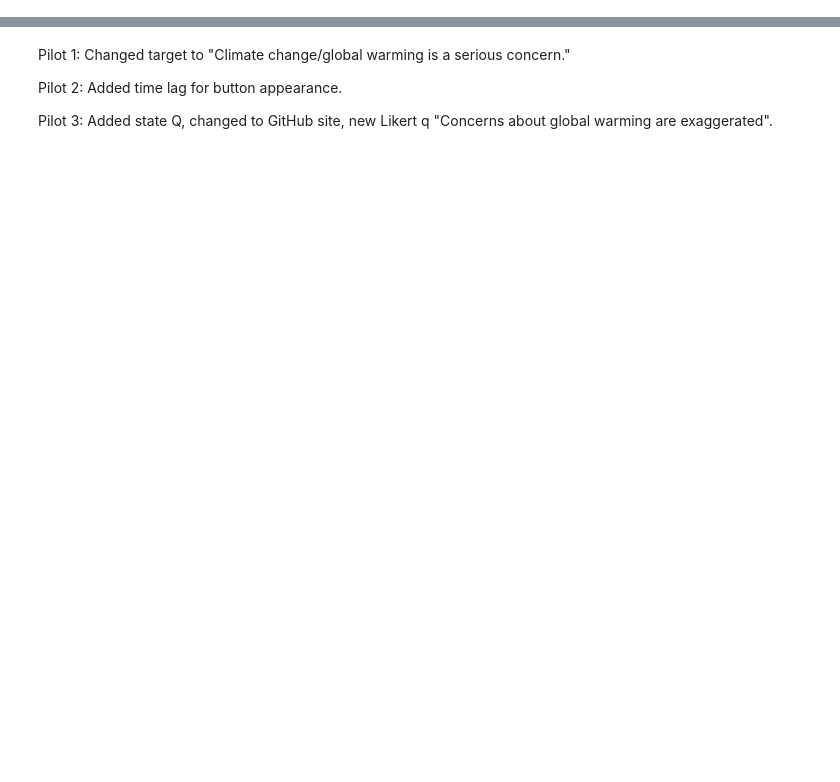
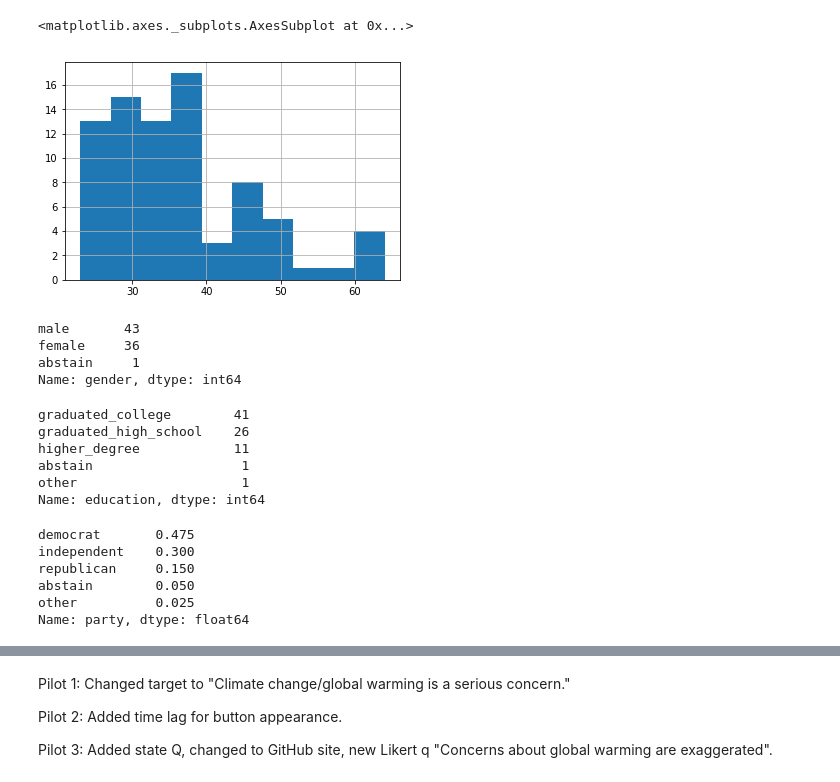
Before and after one commit to yiweiluo/GWStance, a Jupyter notebook: cc_stance/MTurk_results/Inter-annotator agreements.ipynb, the cells around one changed output, grey strips where cells are left out. Drawn from its saved outputs; the diff is of its cells as text; code cells hidden in the pictures; blank space fills up the shorter version.

Commit message:
edit MTurk results

```diff
--- a/cc_stance/MTurk_results/Inter-annotator agreements.ipynb
+++ b/cc_stance/MTurk_results/Inter-annotator agreements.ipynb
@@ -4,4 +12,9 @@ import numpy as np
 # %%
-MTURK_RES_DIR = "/Users/yiweiluo/mturk_tools/Submiterator/projectfiles/"
-PILOTS = [0,1,2,3]
-PILOT_DIRS = {pilot_no: "cc_stance_LIVE_pilot_{}/".format(pilot_no) for pilot_no in PILOTS}
+# MTURK_RES_DIR = "/Users/yiweiluo/mturk_tools/Submiterator/projectfiles/"
+# PILOTS = [0,1,2,3]
+# PILOT_DIRS = {pilot_no: "cc_stance_LIVE_pilot_{}/".format(pilot_no) for pilot_no in PILOTS}
+ROUND_NO = 1
+BATCH_NOS = list(range(0,10))
+LIVE_RES_DIRS = {BATCH_NO: "/Users/yiweiluo/mturk_tools/Submiterator/projectfiles/cc_stance_round{}_{}_of_10".format(
+ROUND_NO,BATCH_NO+1) for BATCH_NO in BATCH_NOS}
+LIVE_RES_DIRS
@@ -7,0 +54,11 @@ PILOT_DIRS = {pilot_no: "cc_stance_LIVE_pilot_{}/".format(pilot_no) for pilot_no
+# %%
+SUBJECT_INFOS = {BATCH_NO: pd.read_csv(LIVE_RES_DIRS[BATCH_NO]+\
+                                       "/cc_stance_round{}_{}_of_10_LIVE-subject-info.csv".format(
+ROUND_NO,BATCH_NO+1)) for BATCH_NO in BATCH_NOS}
+for BATCH_NO in BATCH_NOS:
+    SUBJECT_INFOS[BATCH_NO]['batch'] = [BATCH_NO]*SUBJECT_INFOS[BATCH_NO].shape[0]
+TRIAL_INFOS = {BATCH_NO: pd.read_csv(LIVE_RES_DIRS[BATCH_NO]+\
+                                    "/cc_stance_round{}_{}_of_10_LIVE-trials.csv".format(
+ROUND_NO,BATCH_NO+1)) for BATCH_NO in BATCH_NOS}
+# %%
+ALL_SUBJECT_INFOS = pd.concat([SUBJECT_INFOS[ix] for ix in SUBJECT_INFOS])
@@ -7,0 +88,30 @@ PILOT_DIRS = {pilot_no: "cc_stance_LIVE_pilot_{}/".format(pilot_no) for pilot_no
+# %%
+ALL_SUBJECT_INFOS['age'].hist()
+# %% [output]
+<matplotlib.axes._subplots.AxesSubplot at 0x...>
+[figure, added]
+# %%
+ALL_SUBJECT_INFOS['gender'].value_counts()
+# %% [output]
+male       43
+female     36
+abstain     1
+Name: gender, dtype: int64
+# %%
+ALL_SUBJECT_INFOS['education'].value_counts()
+# %% [output]
+graduated_college        41
+graduated_high_school    26
+higher_degree            11
+abstain                   1
+other                     1
+Name: education, dtype: int64
+# %%
+ALL_SUBJECT_INFOS['party'].value_counts()/80.
+# %% [output]
+democrat       0.475
+independent    0.300
+republican     0.150
+abstain        0.050
+other          0.025
+Name: party, dtype: float64
```
Also changed, not shown: parts of 41 cells of this notebook, 2 other files.
